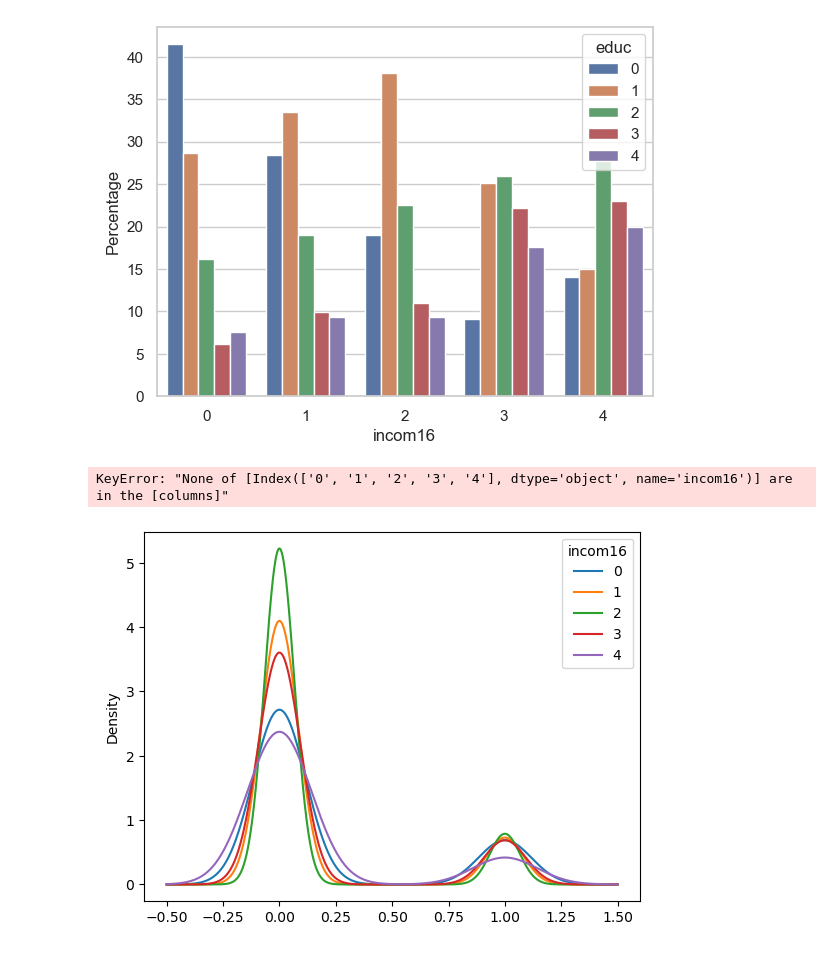
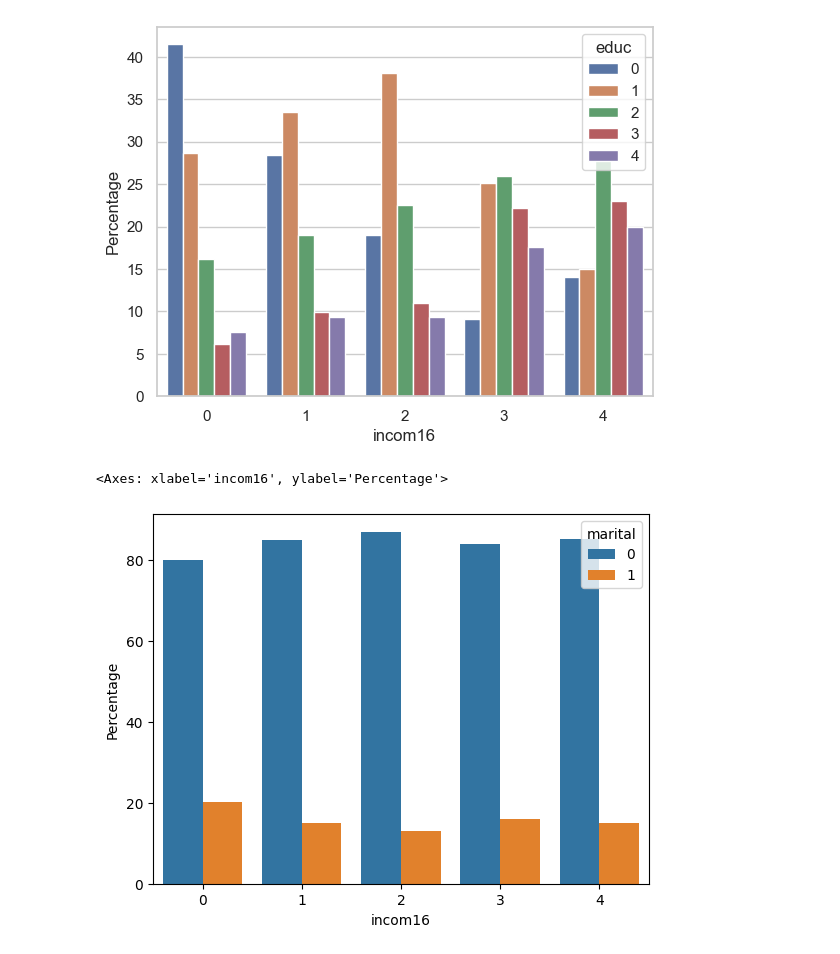
Before and after one commit to DS3001/group24, a Jupyter notebook: lab1_graphs.ipynb, the cells around one changed output. Drawn from its saved outputs; the diff is of its cells as text; code cells hidden in the pictures.

```diff
--- a/lab1_graphs.ipynb
+++ b/lab1_graphs.ipynb
@@ -182,12 +182,19 @@ sns.barplot(data=percentage_data, x=var1, y="Percentage", hue=var3)
 [figure]
 # %%
 # Incom16 grouped by divorce
-group_by = 'incom16'
-var = 'marital'
-df_wide = df.pivot(columns=group_by,values=var)
-df_wide.plot.density()
-df_wide.loc[:,['0','1','2','3','4']].plot.density()
+#group_by = 'incom16'
+#var = 'marital'
+#df_wide = df.pivot(columns=group_by,values=var)
+#df_wide.plot.density()
+#df_wide.loc[:,['0','1','2','3','4']].plot.density()
 #df.groupby(['incom16','marital']).size().unstack().plot(kind='bar',stacked=True)
+
+grouped_data = df.groupby([var1, var5]).size().unstack()
+percentage_data = grouped_data.apply(calculate_percentages, axis=1).stack().reset_index(name="Percentage")
+
+sns.barplot(data=percentage_data, x=var1, y="Percentage", hue=var5)
+
+#get divorce percentages GIVEN person is married
 # %% [output]
-KeyError: "None of [Index(['0', '1', '2', '3', '4'], dtype='object', name='incom16')] are in the [columns]"
+<Axes: xlabel='incom16', ylabel='Percentage'>
-[figure, old version]
+[figure, new version]
```
